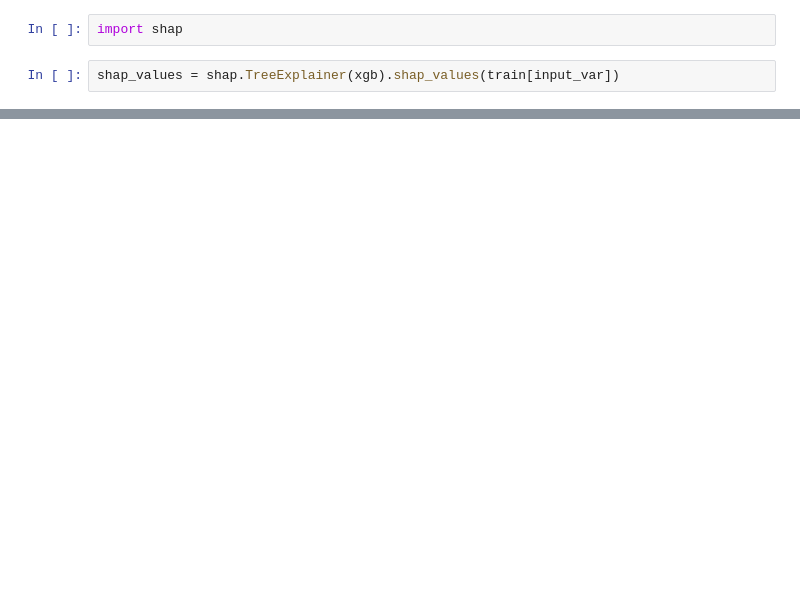
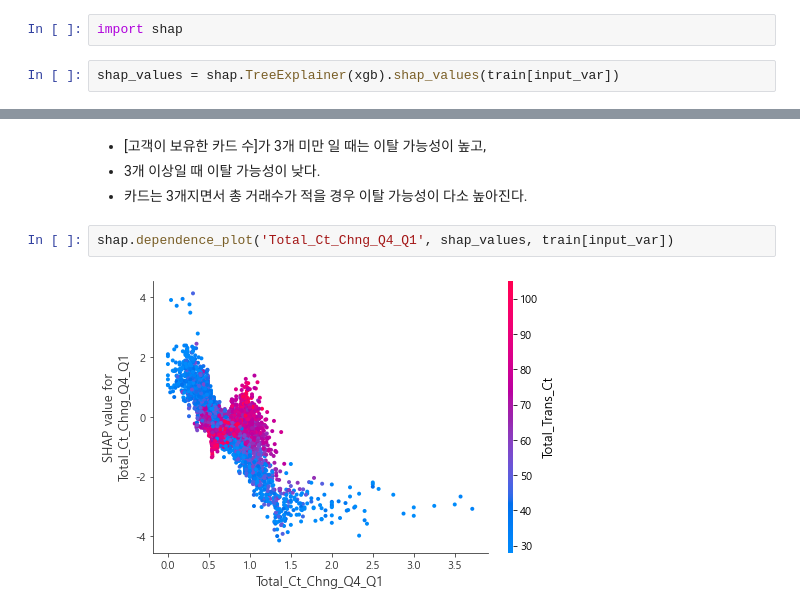
Before and after one commit to Jeong-Bin/DA-PROJECT, a Jupyter notebook: PROJECT_6 신용카드 고객 분석 및 이탈고객 예측.ipynb, the cells around one changed output, grey strips where cells are left out. Drawn from its saved outputs; the diff is of its cells as text; blank space fills up the shorter version.

```diff
--- a/PROJECT_6 신용카드 고객 분석 및 이탈고객 예측.ipynb
+++ b/PROJECT_6 신용카드 고객 분석 및 이탈고객 예측.ipynb
@@ -628,0 +655,8 @@ shap.dependence_plot('Total_Revolving_Bal', shap_values, train[input_var])
+# %% [markdown]
+- [고객이 보유한 카드 수]가 3개 미만 일 때는 이탈 가능성이 높고,
+- 3개 이상일 때 이탈 가능성이 낮다.
+- 카드는 3개지면서 총 거래수가 적을 경우 이탈 가능성이 다소 높아진다.
+# %%
+shap.dependence_plot('Total_Ct_Chng_Q4_Q1', shap_values, train[input_var])
+# %% [output]
+[figure, added]
```
Also changed, not shown: parts of 25 cells of this notebook.
